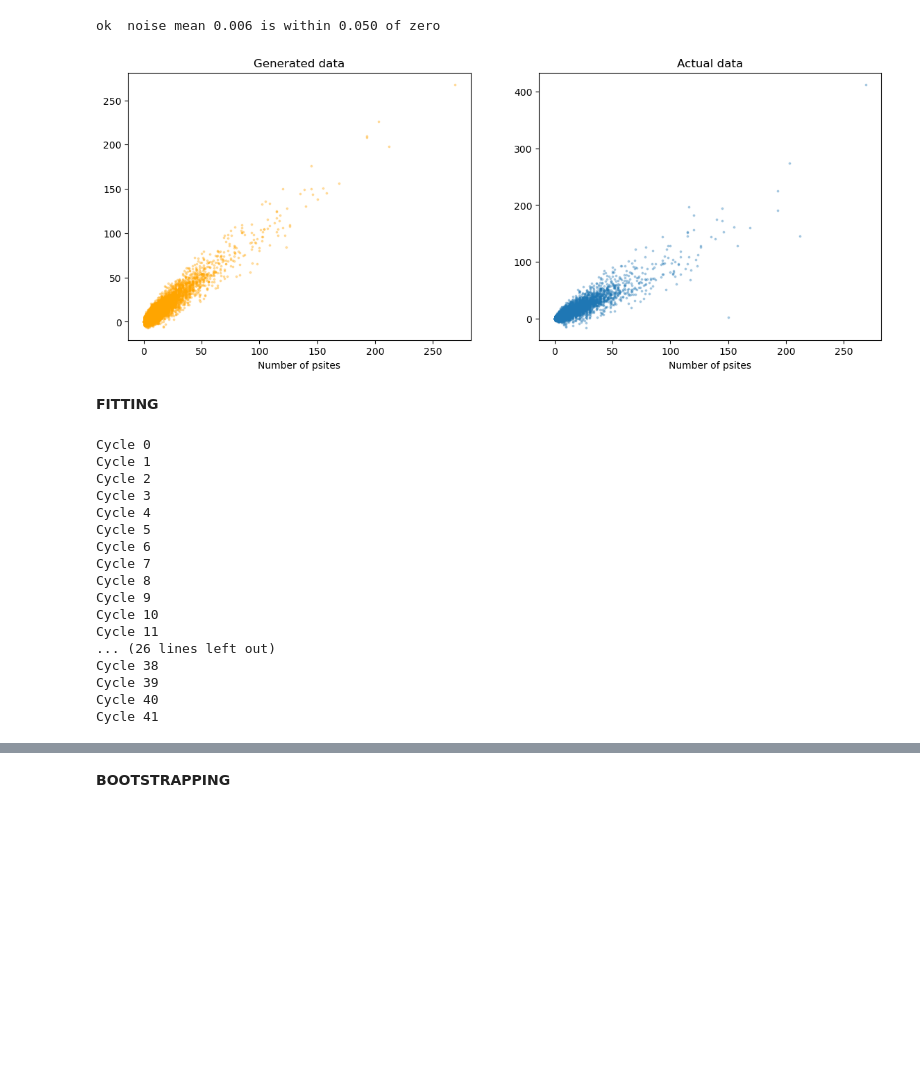
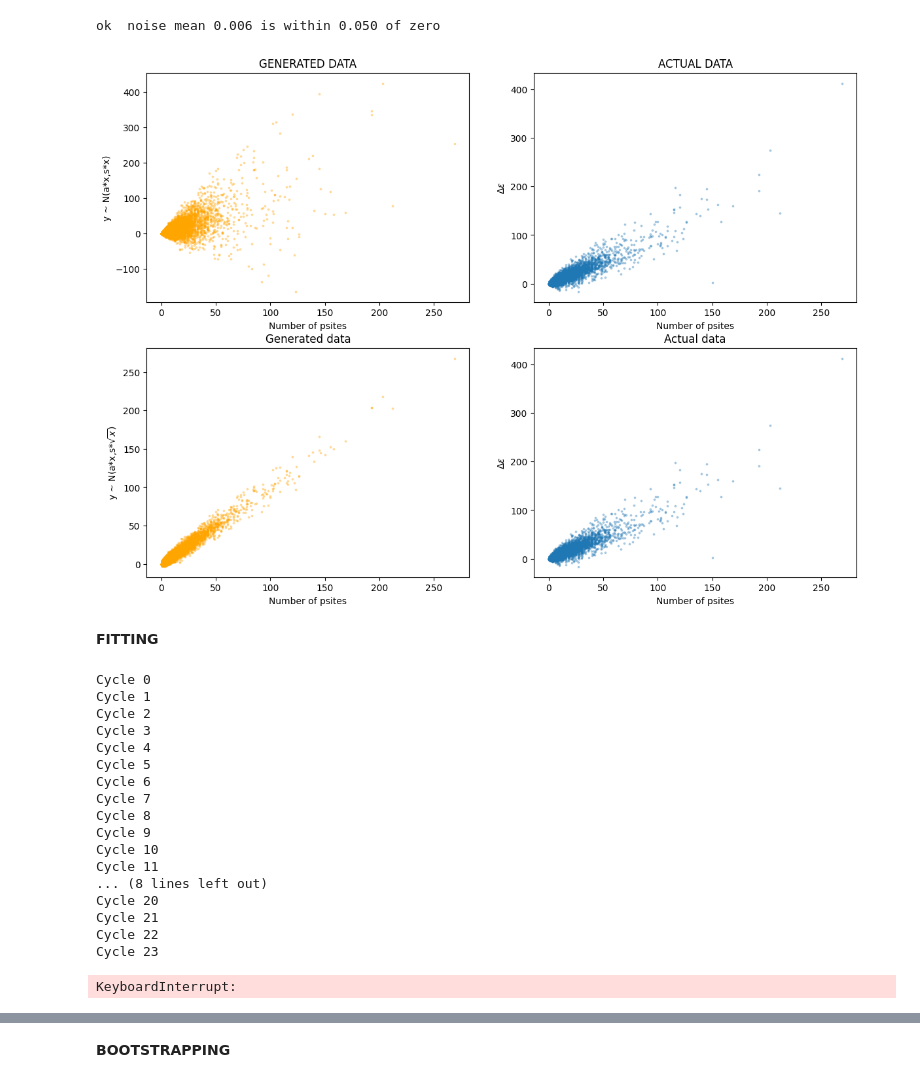
Before and after one commit to Laura-Filkova/CB2330-KICKASS-PROJECT, a Jupyter notebook: project.ipynb, the cells around one changed output, grey strips where cells are left out. Cells and saved outputs as stored; diff of their text form; code cells hidden in the pictures; blank space fills up the shorter version.

```diff
--- a/project.ipynb
+++ b/project.ipynb
@@ -278,7 +278,7 @@ def uniforms(k, seed):
 # %%
 a = 1
 sigma = 1
-s = 1.5
+s = 1
 INTERVALS_COUNT = 1000
 df = s3_a_df
 
@@ -299,34 +299,58 @@ for r in rs:
     noise.append(mid[i])
 
 x = df['idr_psites'].values
-y_sim = a*x + s*np.sqrt(x)*noise
+y_sim_1 = a*x + s*x*noise
+y_sim_2 = a*x + s*np.sqrt(x)*noise
 assert (-0.05 < np.mean(noise) < 0.05), f"The mean is not zero: {np.mean(noise)}"
 print(f"ok  noise mean {np.mean(noise):.3f} is within {0.05:.3f} of zero")
 # %% [output]
 ok  noise mean 0.006 is within 0.050 of zero
 # %%
-fig, (ax1, ax2) = plt.subplots(1, 2, figsize=(14, 5))
+fig, ((ax1, ax2), (ax3, ax4)) = plt.subplots(2, 2, figsize=(14, 10))
 
 
 ax1.scatter(
-    s3_a_df['idr_psites'], y_sim,
+    s3_a_df['idr_psites'], y_sim_1,
     s=3,
     alpha=0.3,
     color = "orange"
     )
-ax1.set_title('Generated data')
+ax1.set_title('GENERATED DATA')
+ax1.set_ylabel("y ~ N(a*x,s*x)")
 ax1.set_xlabel('Number of psites')
 
 ax2.scatter(
     s3_a_df['idr_psites'],
     -s3_a_df['pre-post'],
     s=3,
     alpha=0.3)
-ax2.set_title('Actual data')
+ax2.set_title('ACTUAL DATA')
+ax2.set_ylabel("$\Delta\epsilon$")
 ax2.set_xlabel('Number of psites')
+
+ax3.scatter(
+    s3_a_df['idr_psites'], y_sim_2,
+    s=3,
+    alpha=0.3,
+    color = "orange"
+    )
+ax3.set_title('Generated data')
+ax3.set_ylabel("y ~ N(a*x,s*$\sqrt{x}$)")
+ax3.set_xlabel('Number of psites')
+
+ax4.scatter(
+    s3_a_df['idr_psites'],
+    -s3_a_df['pre-post'],
+    s=3,
+    alpha=0.3)
+ax4.set_title('Actual data')
+ax4.set_ylabel("$\Delta\epsilon$")
+ax4.set_xlabel('Number of psites')
+
+
 plt.show()
 # %% [output]
-[figure, old version]
+[figure, new version]
 # %% [markdown]
 **FITTING**
 # %%
@@ -377,11 +401,12 @@ Cycle 8
 Cycle 9
 Cycle 10
 Cycle 11
-... (26 lines left out)
-Cycle 38
-Cycle 39
-Cycle 40
-Cycle 41
+... (8 lines left out)
+Cycle 20
+Cycle 21
+Cycle 22
+Cycle 23
+KeyboardInterrupt:
 # %%
 print(f"a: {a}, sigma: {sigma}")
 show_fitted_line(a)
```
Also changed, not shown: parts of 4 cells of this notebook.
